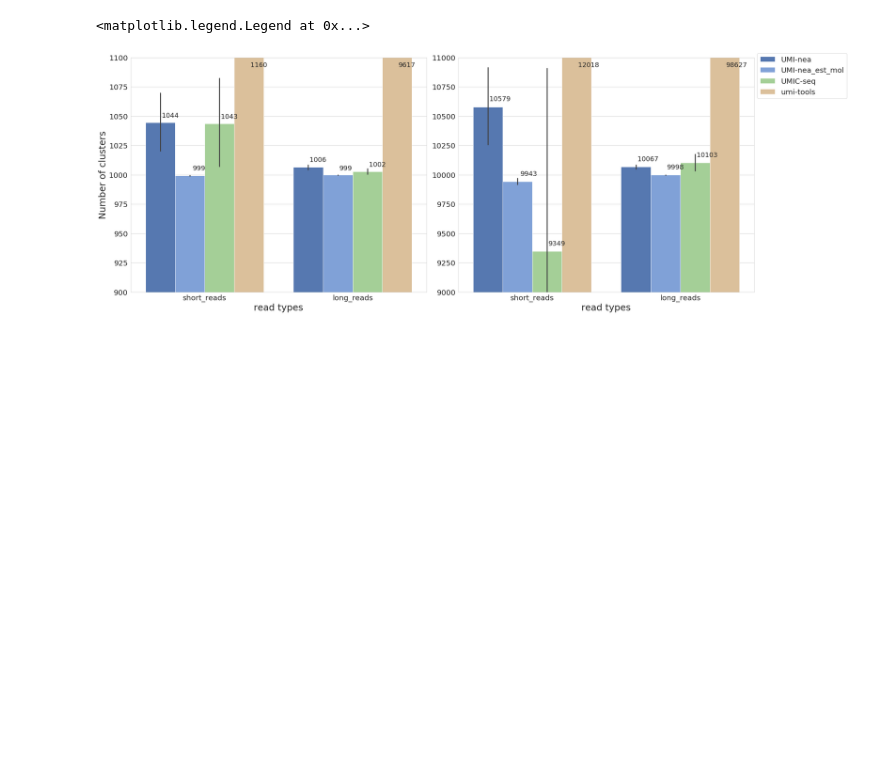
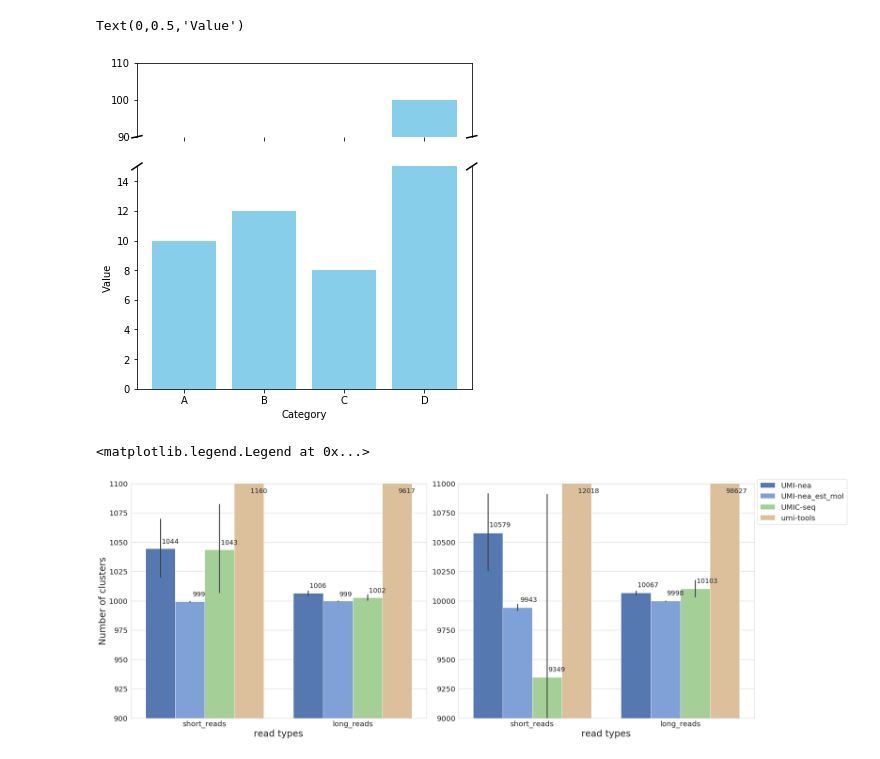
Before and after one commit to Qiaseq-research/UMI-nea, a Jupyter notebook: benchmark/plot_fig1.ipynb, the cells around one changed output. Drawn from its saved outputs; the diff is of its cells as text; code cells hidden in the pictures; blank space fills up the shorter version.

```diff
--- a/benchmark/plot_fig1.ipynb
+++ b/benchmark/plot_fig1.ipynb
@@ -61,3 +9,48 @@ plt.show()
+# %%
+import matplotlib.pyplot as plt
+import numpy as np
+
+# Sample data
+categories = ['A', 'B', 'C', 'D']
+values = [10, 12, 8, 100]  # D is the outlier
+
+# Create two subplots with shared x-axis
+fig, (ax1, ax2) = plt.subplots(2, 1, sharex=True, figsize=(6, 6),
+                               gridspec_kw={'height_ratios': [1, 3]})
+
+# Plot the bars
+ax1.bar(categories, values, color='skyblue')
+ax2.bar(categories, values, color='skyblue')
+
+# Set y-limits to "break" the axis
+ax1.set_ylim(90, 110)   # Top subplot focuses on outlier
+ax2.set_ylim(0, 15)     # Bottom subplot shows regular data
+
+# Hide the spines between ax1 and ax2
+ax1.spines['bottom'].set_visible(False)
+ax2.spines['top'].set_visible(False)
+ax1.tick_params(labeltop=False)  # Hide top tick labels
+ax2.xaxis.tick_bottom()
+
+# Add diagonal lines to show the break
+d = .015  # Diagonal line size
+kwargs = dict(transform=ax1.transAxes, color='k', clip_on=False)
+ax1.plot((-d, +d), (-d, +d), **kwargs)        # Top-left diagonal
+ax1.plot((1 - d, 1 + d), (-d, +d), **kwargs)  # Top-right diagonal
+
+kwargs.update(transform=ax2.transAxes)  # Switch to bottom axes
+ax2.plot((-d, +d), (1 - d, 1 + d), **kwargs)  # Bottom-left diagonal
+ax2.plot((1 - d, 1 + d), (1 - d, 1 + d), **kwargs)  # Bottom-right diagonal
+
+# Labels
+plt.xlabel('Category')
+ax2.set_ylabel('Value')
+
+#plt.tight_layout()
+#plt.show()
+# %% [output]
+Text(0,0.5,'Value')
+[figure, added]
 # %%
 infile = "/mnt/fdkbio11/zhangj/support/UMI-nea_paper/benchmark_oN100_20250516/performance.csv"
 df = pd.read_csv(infile,sep=",")
```
Also changed, not shown: parts of 1 cell of this notebook, 1 other file.
